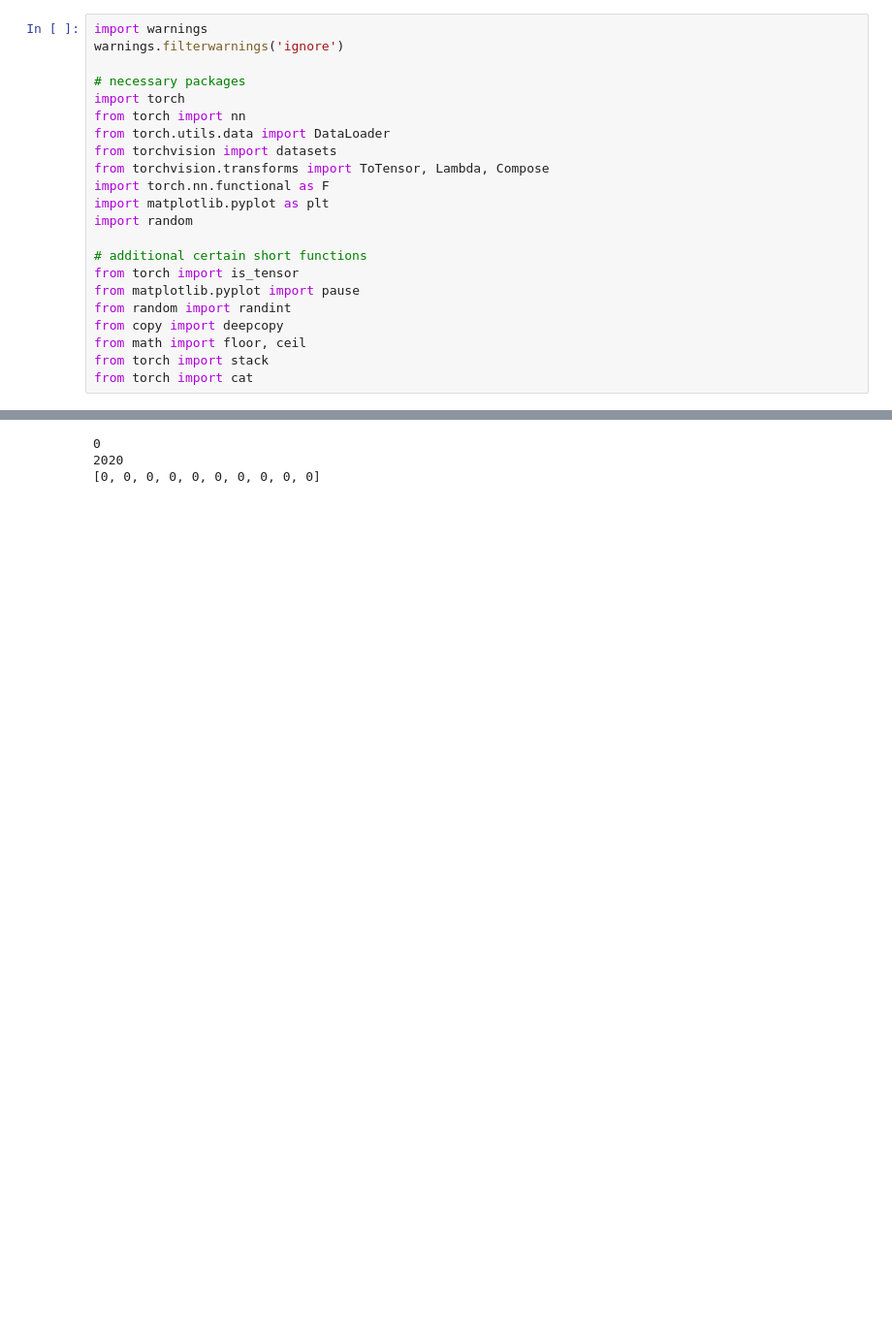
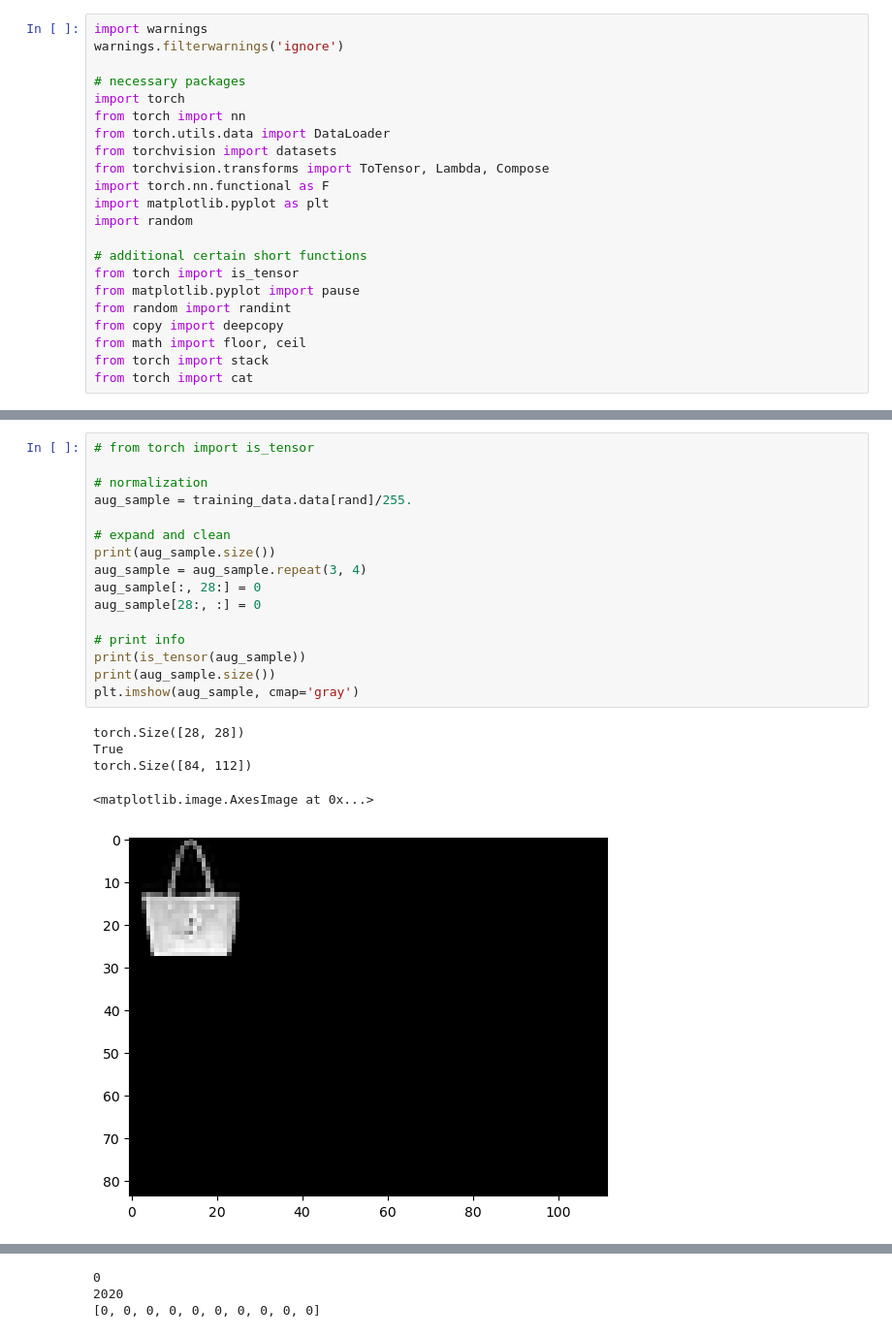
Before and after one commit to ShaoKAi100812/BB_prediction, a Jupyter notebook: testing_function.ipynb, the cells around one changed output, grey strips where cells are left out. Shown: that part at 97% size. Saved outputs shown, nothing was run; the diff lists cells and outputs as text; blank space fills up the shorter version.

Commit message:
feat: album function done til expand and clean"

```diff
--- a/testing_function.ipynb
+++ b/testing_function.ipynb
@@ -92,3 +102,25 @@ def album():
+# %%
+# from torch import is_tensor
+
+# normalization
+aug_sample = training_data.data[rand]/255.
+
+# expand and clean
+print(aug_sample.size())
+aug_sample = aug_sample.repeat(3, 4)
+aug_sample[:, 28:] = 0
+aug_sample[28:, :] = 0
+
+# print info
+print(is_tensor(aug_sample))
+print(aug_sample.size())
+plt.imshow(aug_sample, cmap='gray')
+# %% [output]
+torch.Size([28, 28])
+True
+torch.Size([84, 112])
+<matplotlib.image.AxesImage at 0x...>
+[figure, added]
 # %%
 dataset = training_data
 name = [
```
Also changed, not shown: parts of 3 cells of this notebook.
